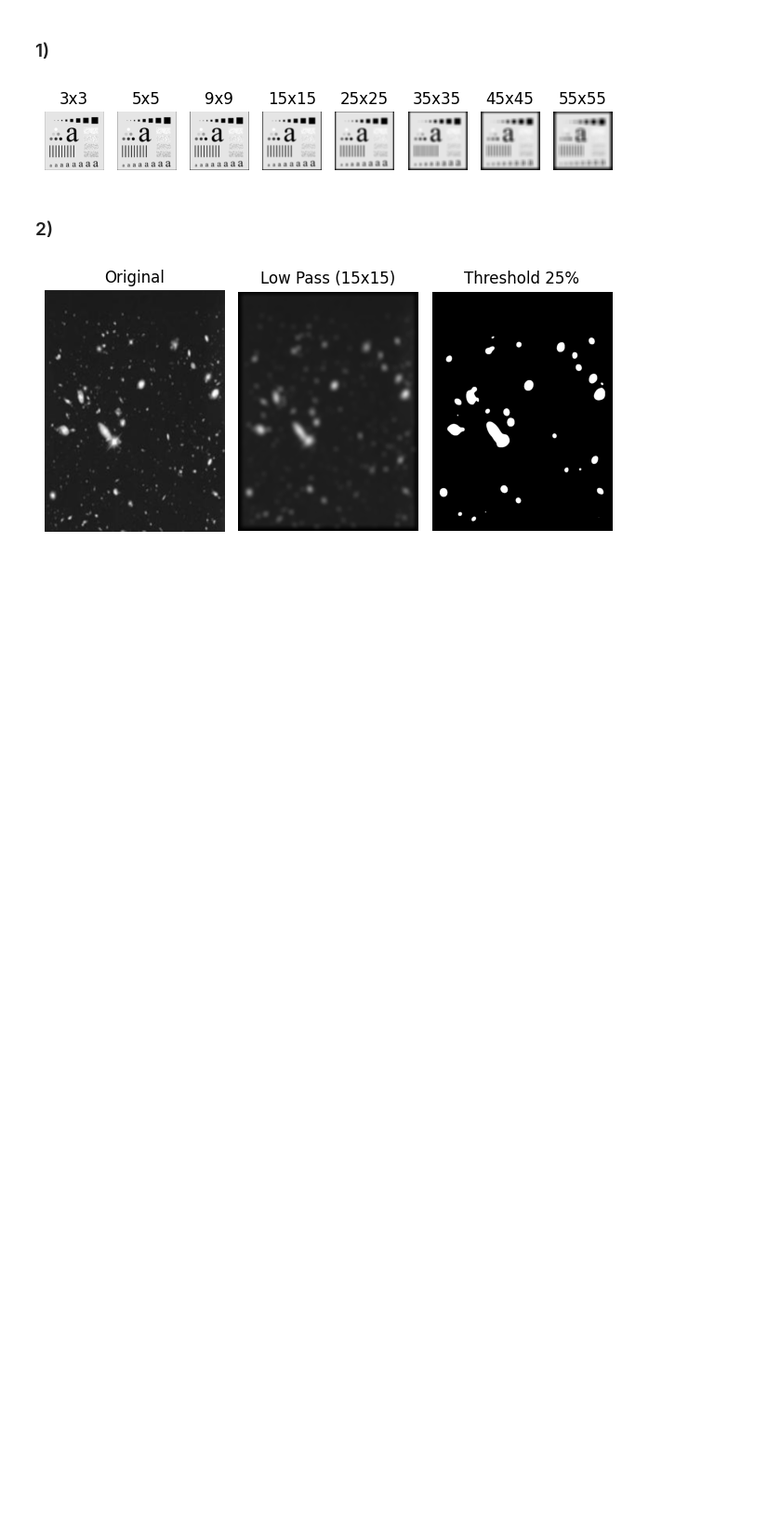
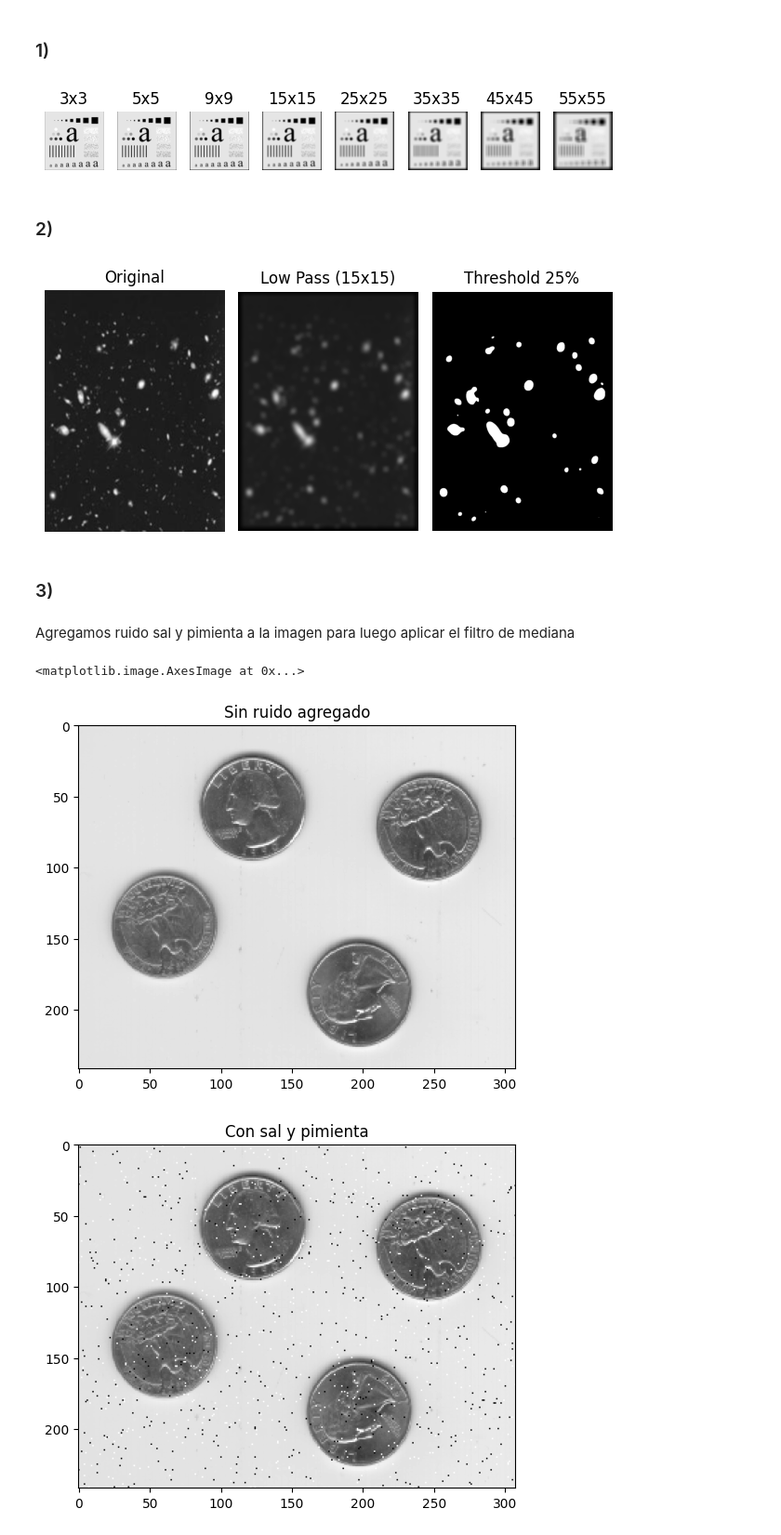
Before and after one commit to bautistasch/Procesamiento-de-Imagenes, a Jupyter notebook: TP3/notebook.ipynb, the cells around one changed output. Shown at 93% size. Saved outputs shown, nothing was run; the diff lists cells and outputs as text; code cells hidden in the pictures; blank space fills up the shorter version.

```diff
--- a/TP3/notebook.ipynb
+++ b/TP3/notebook.ipynb
@@ -75,3 +75,7 @@ threshold[threshold >= threshold_val] = 255
 show_side_by_side([stars_img, low_pass, threshold], ["Original", "Low Pass (15x15)", "Threshold 25%"])
 # %% [output]
 [figure]
+# %% [markdown]
+### 3)
+# %% [markdown]
+Agregamos ruido sal y pimienta a la imagen para luego aplicar el filtro de mediana
@@ -77,0 +136,22 @@ show_side_by_side([stars_img, low_pass, threshold], ["Original", "Low Pass (15x1
+# %%
+img = Image.open('images/eight.tif')
+coins = np.array(img)
+
+coins_with_salt_and_pepper = sal_y_pimienta(coins, 0.008)
+coins_sp_median = median_filter(coins_with_salt_and_pepper, 3)
+
+plt.figure()
+plt.title('Sin ruido agregado')
+plt.imshow(coins, cmap="gray", vmin=0, vmax=255)
+
+plt.figure()
+plt.title('Con sal y pimienta')
+plt.imshow(coins_with_salt_and_pepper, cmap="gray", vmin=0, vmax=255)
+
+plt.figure()
+plt.title('Filtrado con Mediana')
+plt.imshow(coins_sp_median, cmap="gray", vmin=0, vmax=255)
+# %% [output]
+<matplotlib.image.AxesImage at 0x...>
+[figure, added]
+[figure, added]
```
Also changed, not shown: parts of 9 cells of this notebook.
